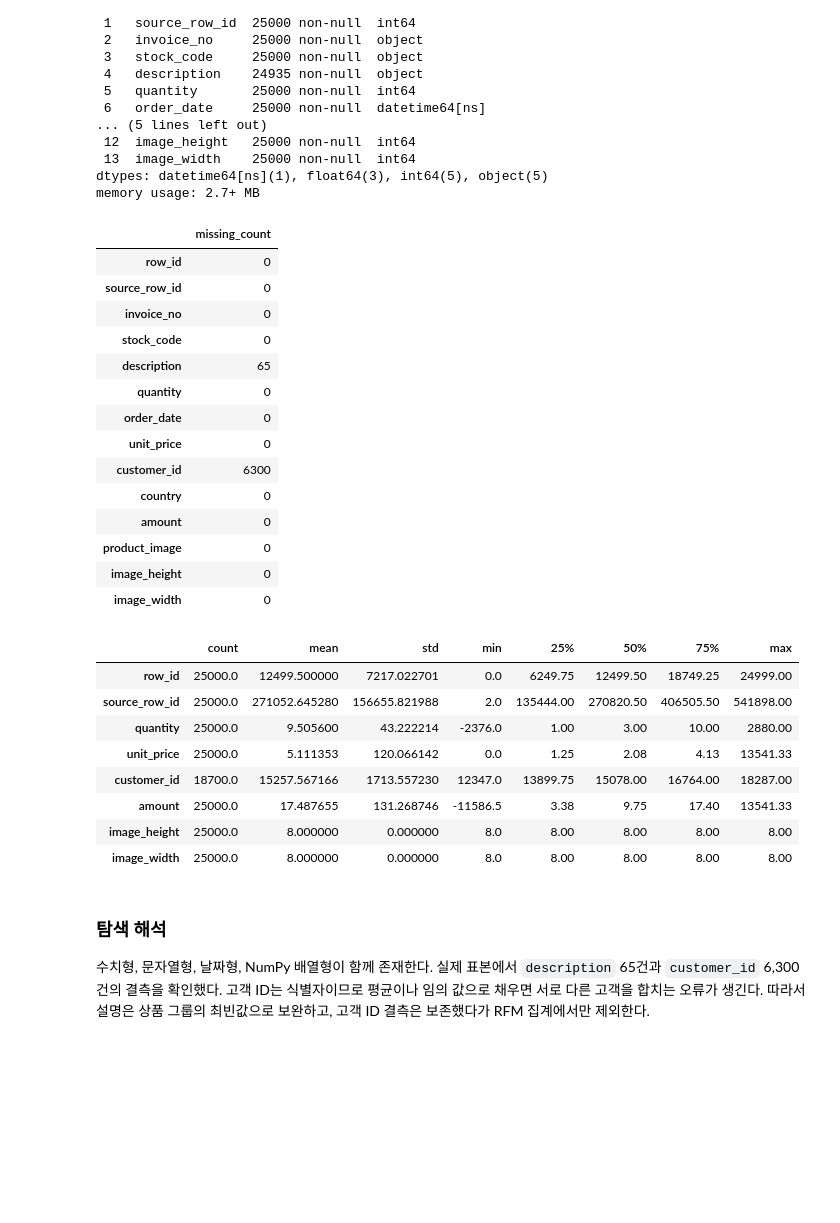
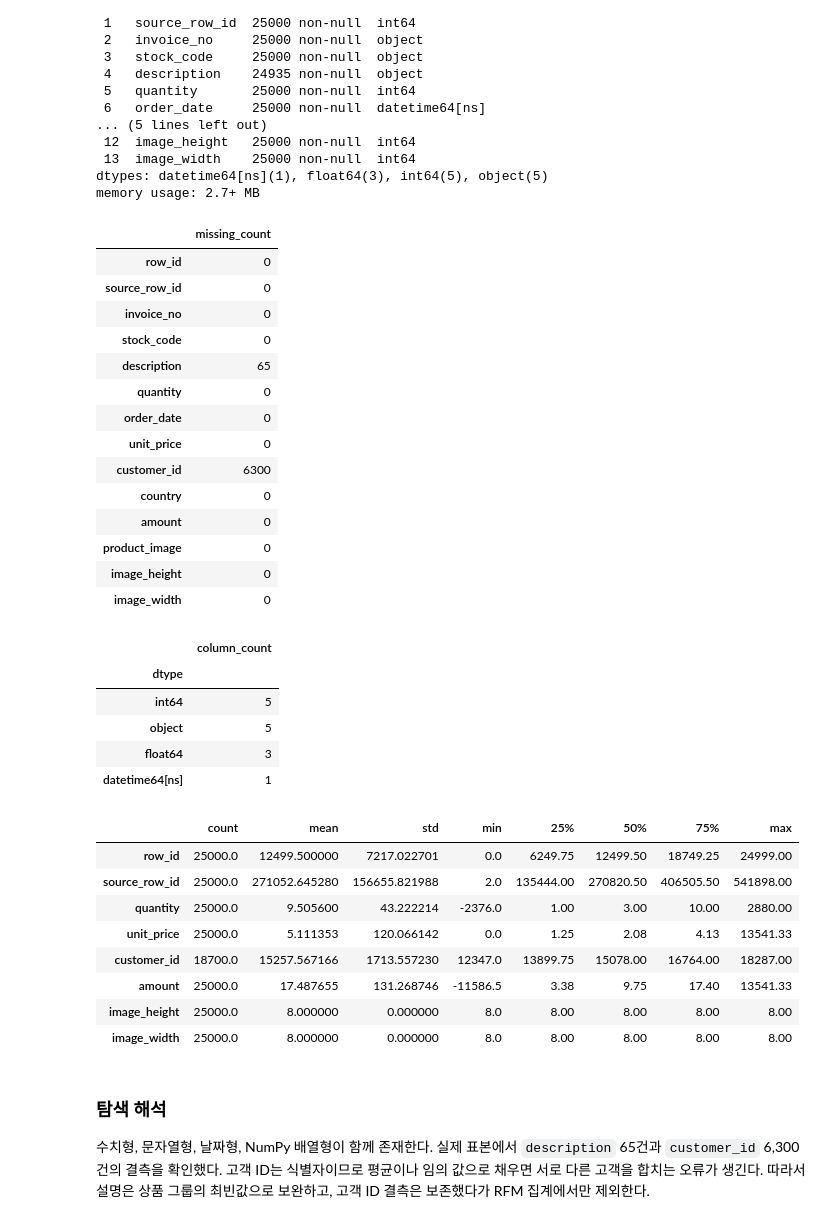
Before and after one commit to bangahee/A1-1, a Jupyter notebook: notebooks/analysis_report.ipynb, the cells around one changed output. Saved outputs shown, nothing was run; the diff lists cells and outputs as text; code cells hidden in the pictures; blank space fills up the shorter version.

```diff
--- a/notebooks/analysis_report.ipynb
+++ b/notebooks/analysis_report.ipynb
@@ -61,32 +61,45 @@ memory usage: 2.7+ MB
 # %%
 overview = analyzer.overview()
 display(pd.Series(overview["missing_by_column"], name="missing_count").to_frame())
+display(
+    df.dtypes.astype(str)
+    .value_counts()
+    .rename_axis("dtype")
+    .rename("column_count")
+    .to_frame()
+)
 display(df.select_dtypes(include="number").describe().T)
 # %% [output]
 |  | missing_count |
 | row_id | 0 |
 | source_row_id | 0 |
 | invoice_no | 0 |
 | stock_code | 0 |
 | description | 65 |
 | quantity | 0 |
 | order_date | 0 |
 | unit_price | 0 |
 | customer_id | 6300 |
 | country | 0 |
 | amount | 0 |
 | product_image | 0 |
 | image_height | 0 |
 | image_width | 0 |
-|  | count | mean | std | min | 25% | 50% | 75% | max |
-| row_id | 25000.0 | 12499.500000 | 7217.022701 | 0.0 | 6249.75 | 12499.50 | 18749.25 | 24999.00 |
-| source_row_id | 25000.0 | 271052.645280 | 156655.821988 | 2.0 | 135444.00 | 270820.50 | 406505.50 | 541898.00 |
-| quantity | 25000.0 | 9.505600 | 43.222214 | -2376.0 | 1.00 | 3.00 | 10.00 | 2880.00 |
-| unit_price | 25000.0 | 5.111353 | 120.066142 | 0.0 | 1.25 | 2.08 | 4.13 | 13541.33 |
-| customer_id | 18700.0 | 15257.567166 | 1713.557230 | 12347.0 | 13899.75 | 15078.00 | 16764.00 | 18287.00 |
-| amount | 25000.0 | 17.487655 | 131.268746 | -11586.5 | 3.38 | 9.75 | 17.40 | 13541.33 |
-| image_height | 25000.0 | 8.000000 | 0.000000 | 8.0 | 8.00 | 8.00 | 8.00 | 8.00 |
-| image_width | 25000.0 | 8.000000 | 0.000000 | 8.0 | 8.00 | 8.00 | 8.00 | 8.00 |
+|  | column_count |
+| dtype |  |
+| int64 | 5 |
+| object | 5 |
+| float64 | 3 |
+| datetime64[ns] | 1 |
+|  | count | mean | std | min | 25% | 50% | 75% | max |
+| row_id | 25000.0 | 12499.500000 | 7217.022701 | 0.0 | 6249.75 | 12499.50 | 18749.25 | 24999.00 |
+| source_row_id | 25000.0 | 271052.645280 | 156655.821988 | 2.0 | 135444.00 | 270820.50 | 406505.50 | 541898.00 |
+| quantity | 25000.0 | 9.505600 | 43.222214 | -2376.0 | 1.00 | 3.00 | 10.00 | 2880.00 |
+| unit_price | 25000.0 | 5.111353 | 120.066142 | 0.0 | 1.25 | 2.08 | 4.13 | 13541.33 |
+| customer_id | 18700.0 | 15257.567166 | 1713.557230 | 12347.0 | 13899.75 | 15078.00 | 16764.00 | 18287.00 |
+| amount | 25000.0 | 17.487655 | 131.268746 | -11586.5 | 3.38 | 9.75 | 17.40 | 13541.33 |
+| image_height | 25000.0 | 8.000000 | 0.000000 | 8.0 | 8.00 | 8.00 | 8.00 | 8.00 |
+| image_width | 25000.0 | 8.000000 | 0.000000 | 8.0 | 8.00 | 8.00 | 8.00 | 8.00 |
 # %% [markdown]
 ### 탐색 해석
 
```
Also changed, not shown: parts of 6 cells of this notebook, 15 other files.
